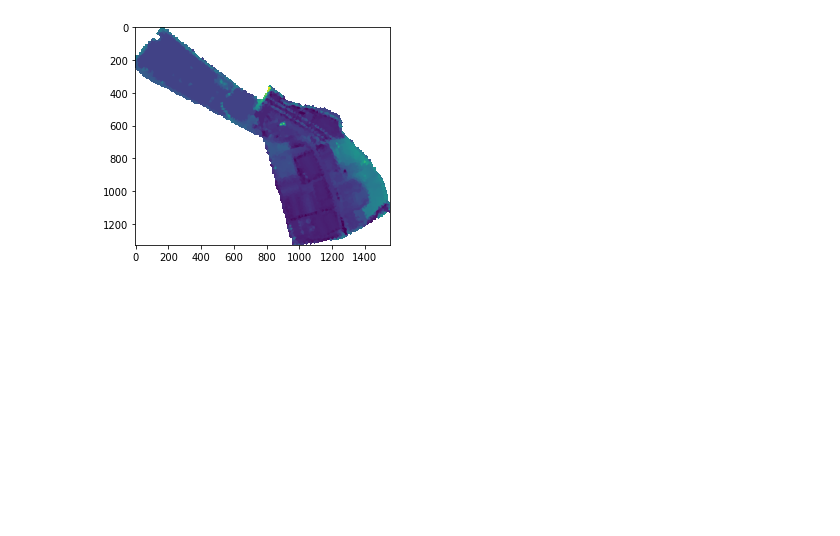
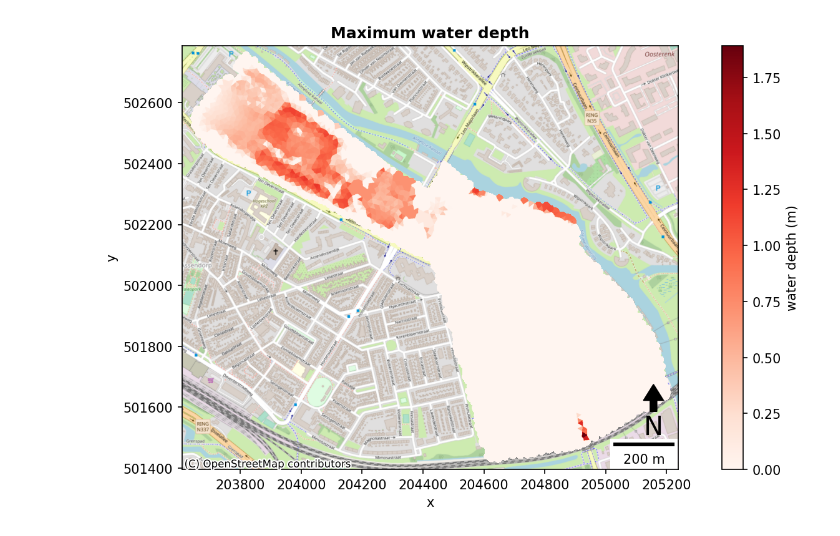
Before and after one commit to HydroLogicBV/D-HYDROLOGIC, a Jupyter notebook: docs/_sources/fou_example_zwolle.ipynb, the cells around one changed output. Saved outputs shown, nothing was run; the diff lists cells and outputs as text; code cells hidden in the pictures; blank space fills up the shorter version.

```diff
--- a/docs/_sources/fou_example_zwolle.ipynb
+++ b/docs/_sources/fou_example_zwolle.ipynb
@@ -18,7 +18,7 @@ from flowmeshreader import load_fou_data, mesh_to_tiff
 # %%
 # set paths
-input_file_path = currentdir + r"/HydroLogic_Inundation_toolbox/Data/Zwolle/input/FlowFM_fou.nc"
-output_file_path = currentdir + r"/HydroLogic_Inundation_toolbox/Data/Zwolle/output"
+input_file_path = currentdir + "/HydroLogic_Inundation_toolbox/Data/Zwolle/input/FlowFM_fou.nc"
+output_file_path = currentdir + "/HydroLogic_Inundation_toolbox/Data/Zwolle/output/fou.tiff"
 # %%
 # raster options
 resolution = 1  # m
@@ -40,8 +40,12 @@ _, _, grid_data = mesh_to_tiff(
     interpolation=interpolation,
 )
 # %%
-# plot
-plt.imshow(grid_data[-1::-1, :])
-plt.show()
+fig, ax = raster_plot_with_context(
+    raster_path = output_file_path,
+    epsg = 28992,
+    clabel = "water depth (m)",
+    cmap = "Reds",
+    title = "Maximum water depth",
+    )
 # %% [output]
-[figure, old version]
+[figure, new version]
```
Also changed, not shown: parts of 4 cells of this notebook, 34 other files.
